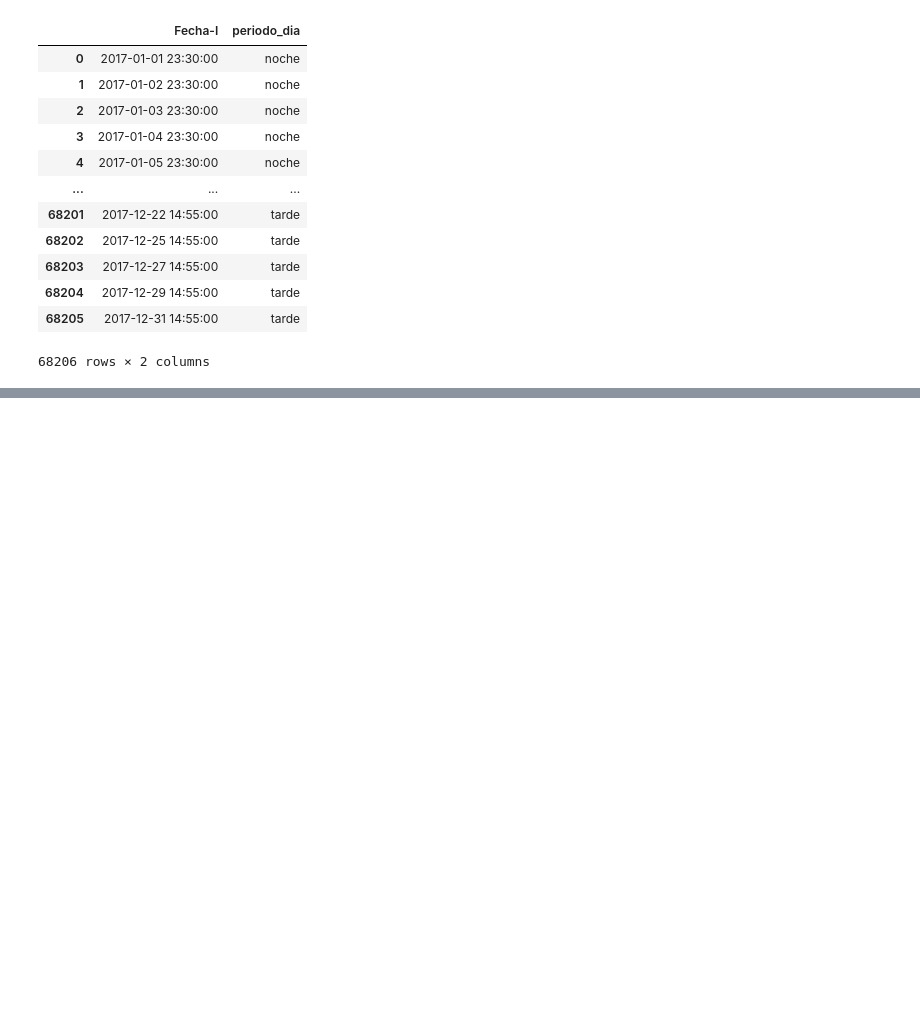
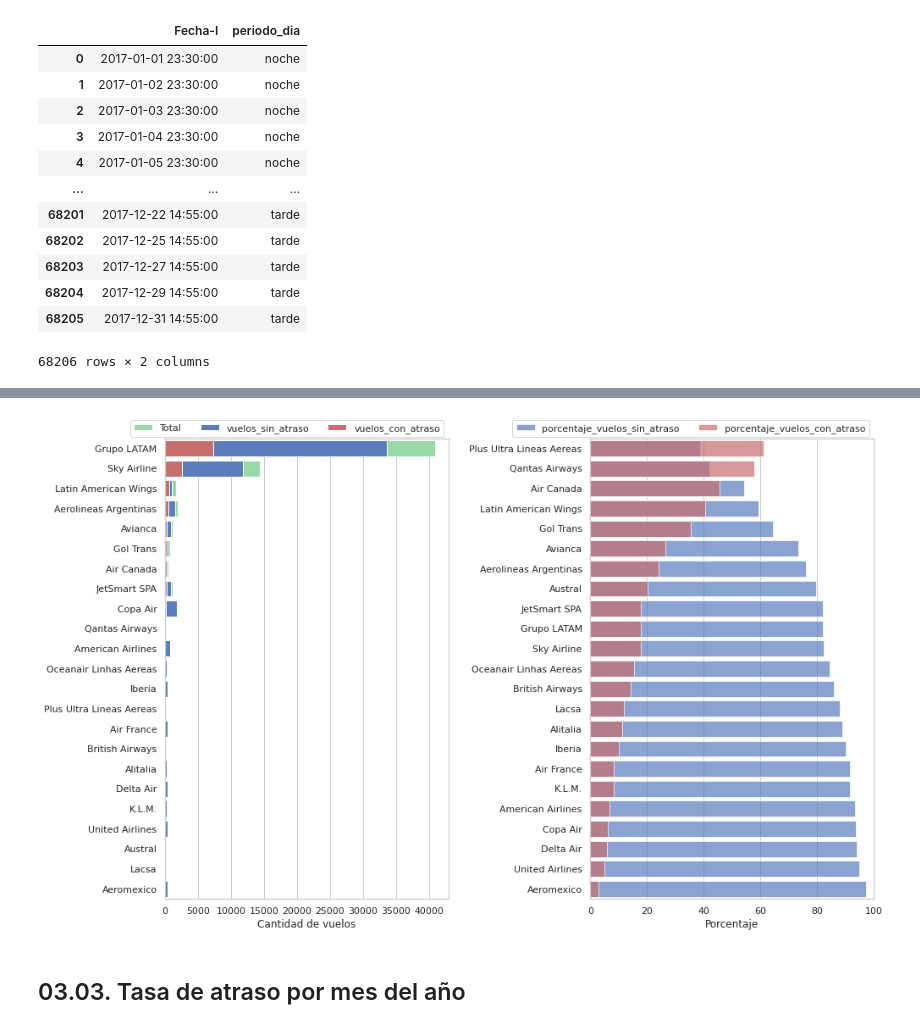
Before and after one commit to alexandergribenchenko/DS_LATAM_Test, a Jupyter notebook: solution.ipynb, the cells around one changed output, grey strips where cells are left out. Drawn from its saved outputs; the diff is of its cells as text; code cells hidden in the pictures; blank space fills up the shorter version.

```diff
--- a/solution.ipynb
+++ b/solution.ipynb
@@ -780,0 +434,3 @@ for p in g.ax.patches:
+# %%
+df_atraso_por_aerolinea = dataframe_atraso_por(df_atraso, 'OPERA')
+df_atraso_por_aerolinea
@@ -780,0 +455,6 @@ for p in g.ax.patches:
+# %%
+plot_absoluto_porcentual(df_atraso_por_aerolinea, "OPERA", 15, 10)
+# %% [output]
+[figure, added]
+# %% [markdown]
+## 03.03. Tasa de atraso por mes del año
```
Also changed, not shown: parts of 70 cells of this notebook.
